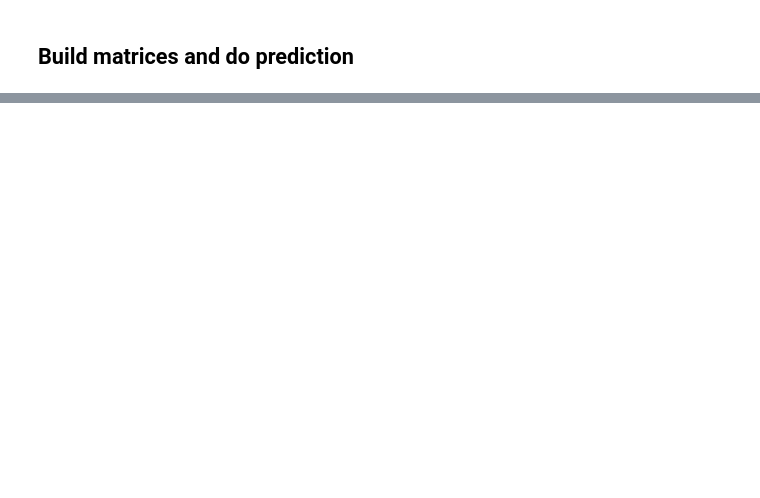
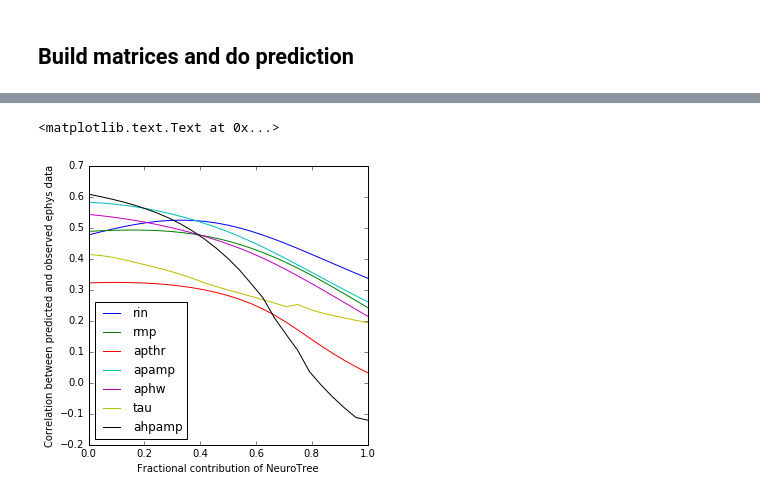
Before and after one commit to neuroelectro/neuroelectro_neurotree, a Jupyter notebook: ca1_analysis.ipynb, the cells around one changed output, grey strips where cells are left out. Saved outputs shown, nothing was run; the diff lists cells and outputs as text; code cells hidden in the pictures; blank space fills up the shorter version.

```diff
--- a/ca1_analysis.ipynb
+++ b/ca1_analysis.ipynb
@@ -495,0 +649,6 @@ ahpamp: 0.44 +/- 0.08
+# %%
+rs2 = np.zeros((25,7))
+for i,weight2 in enumerate(np.linspace(0,1,rs2.shape[0])):
+    print(i)
+    rs,important = fit_model(y_imputed_nt,y_scaled_nt,x_imputed_no,x_imputed2=x_imputed_min_no_nt,weight2=weight2,n_splits=100)
+    rs2[i,:] = rs.mean(axis=1)
@@ -495,0 +673,9 @@ ahpamp: 0.44 +/- 0.08
+# %%
+plt.figure(figsize=(5,5))
+lineObjects = plt.plot(np.linspace(0,1,rs2.shape[0]),rs2)
+plt.legend(iter(lineObjects), y_var_names,loc=3)
+plt.xlabel('Fractional contribution of NeuroTree')
+plt.ylabel('Correlation between predicted and observed ephys data')
+# %% [output]
+<matplotlib.text.Text at 0x...>
+[figure, added]
```
Also changed, not shown: parts of 22 cells of this notebook, 4 other files.
